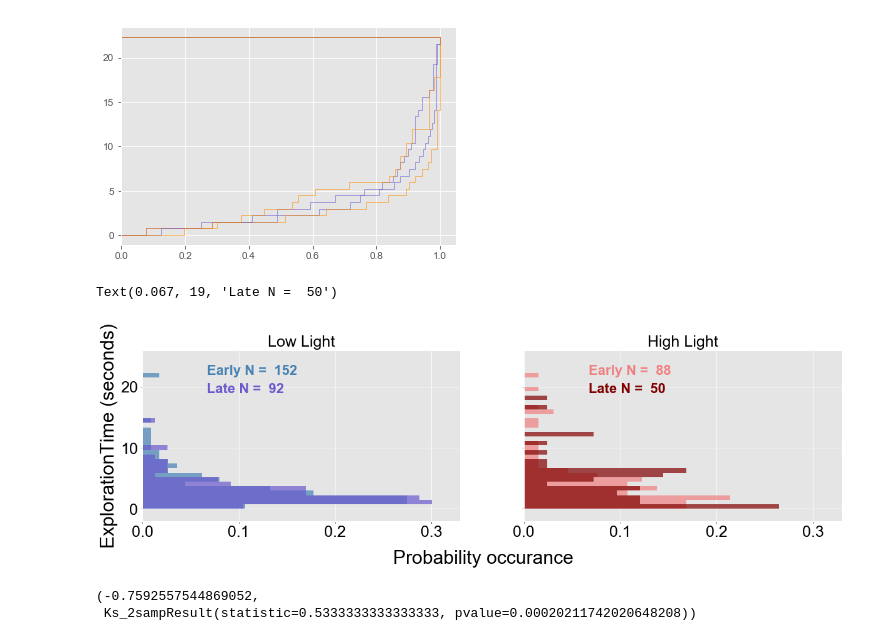
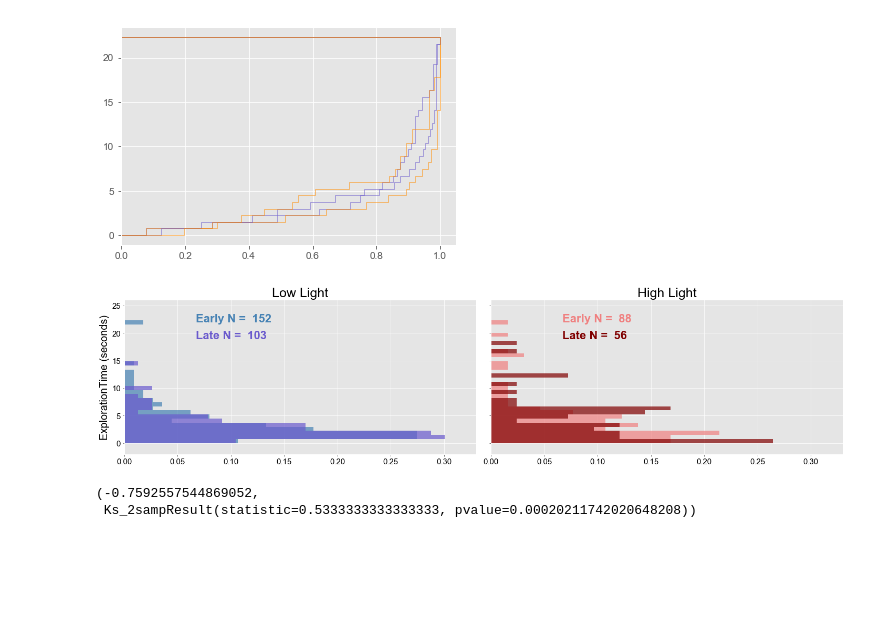
Before and after one commit to itsMahad/ManducaMultiSenseFeeding, a Jupyter notebook: Learning_Curves_And_Probability_Distributions_Git.ipynb, the cells around one changed output. Saved outputs shown, nothing was run; the diff lists cells and outputs as text; code cells hidden in the pictures; blank space fills up the shorter version.

Commit message:
Update 2/7.2
Added additional within light level plots and worked out bugs

```diff
--- a/Learning_Curves_And_Probability_Distributions_Git.ipynb
+++ b/Learning_Curves_And_Probability_Distributions_Git.ipynb
@@ -151,7 +151,7 @@ first_3_low = len(notoutliers[(notoutliers.name.str.contains('L0.1')) & (notoutl
 first_5_low = len(notoutliers[(notoutliers.name.str.contains('L0.1')) & (notoutliers.trialNum >= 4) & (notoutliers.trialNum <= 14)].values)
 first_10_low = len(notoutliers[(notoutliers.name.str.contains('L0.1')) & (notoutliers.trialNum >= 9) & (notoutliers.trialNum <= 19)].values)
 visits_15thru20_low = len(notoutliers[(notoutliers.name.str.contains('L0.1')) & (notoutliers.trialNum > 14) & (notoutliers.trialNum <= 24)].values)
-first_20_low = len(notoutliers[(notoutliers.name.str.contains('L0.1')) & (notoutliers.trialNum > 14) & (notoutliers.trialNum <= 24)].values)
+first_20_low = len(notoutliers[(notoutliers.name.str.contains('L0.1')) & (notoutliers.trialNum >= 14) & (notoutliers.trialNum <= 24)].values)
 first_30_low = len(notoutliers[(notoutliers.name.str.contains('L0.1')) & (notoutliers.trialNum >= 19) & (notoutliers.trialNum <= 29)].values)
 all_low = len(notoutliers[(notoutliers.name.str.contains('L0.1')) & (notoutliers.trialNum >= 24) & (notoutliers.trialNum <= 34)].values)
 # %%
@@ -159,7 +159,7 @@ first_3_high = len(notoutliers[(notoutliers.name.str.contains('L50')) & (notoutl
 first_5_high = len(notoutliers[(notoutliers.name.str.contains('L50')) & (notoutliers.trialNum >= 4) & (notoutliers.trialNum <= 14)].values)
 first_10_high = len(notoutliers[(notoutliers.name.str.contains('L50')) & (notoutliers.trialNum >= 9) & (notoutliers.trialNum <= 19)].values)
 visits_15thru20_high = len(notoutliers[(notoutliers.name.str.contains('L50')) & (notoutliers.trialNum > 14) & (notoutliers.trialNum <= 24)].values)
-first_20_high = len(notoutliers[(notoutliers.name.str.contains('L50')) & (notoutliers.trialNum > 14) & (notoutliers.trialNum <= 24)].values)
+first_20_high = len(notoutliers[(notoutliers.name.str.contains('L50')) & (notoutliers.trialNum >= 14) & (notoutliers.trialNum <= 24)].values)
 first_30_high = len(notoutliers[(notoutliers.name.str.contains('L50')) & (notoutliers.trialNum >= 19) & (notoutliers.trialNum <= 29)].values)
 all_high = len(notoutliers[(notoutliers.name.str.contains('L50')) & (notoutliers.trialNum >= 24) & (notoutliers.trialNum <= 34)].values)
 # %%
@@ -895,39 +801,40 @@ hist_early_lowlight, _, _ = ax[0].hist(notoutliers.DiscoveryTime[(notoutliers.na
                                      (notoutliers.trialNum >= 0) & (notoutliers.trialNum <= 9)].values,
            bins, orientation='horizontal', alpha = 0.7, color = 'steelblue', density = True)
 hist_late_lowlight, _, _ = ax[0].hist(notoutliers.DiscoveryTime[(notoutliers.name.str.contains('L0.1_')) &
                                      (notoutliers.trialNum >= 14) & (notoutliers.trialNum <= 24)].values,
            bins, orientation='horizontal', alpha = 0.7, color = 'slateblue', density = True)
 hist_early_highlight, _, _ = ax[1].hist(notoutliers.DiscoveryTime[(notoutliers.name.str.contains('L50')) &
                                      (notoutliers.trialNum >= 0) & (notoutliers.trialNum <= 9)].values,
            bins, orientation='horizontal', alpha = 0.7, color = 'lightcoral', density = True)
 hist_late_highlight, _, _ = ax[1].hist(notoutliers.DiscoveryTime[(notoutliers.name.str.contains('L50')) &
                                      (notoutliers.trialNum >= 14) & (notoutliers.trialNum <= 24)].values,
            bins, orientation='horizontal', alpha = 0.7, color = 'maroon', density = True)
 
 ax[0].set_title('Low Light', size = 25)
 ax[1].set_title('High Light', size = 25)
 
 
 
 
 ax[0].set_ylim(-2, 26)
-ax[0].set_ylabel('ExplorationTime (seconds)', size = 30, color = 'k')
+ax[0].set_ylabel('ExplorationTime (seconds)', size = 20, color = 'k')
 ax[0].set_xlim(0,.33)
-ax[0].text(.26,-9,'Probability occurance', size = 30)
-ax[0].tick_params(labelsize = 25, labelcolor = 'k')
-ax[1].tick_params(labelsize = 25, labelcolor = 'k')
+# ax[0].text(.35,-9,'Probability occurance', size = 24)
+ax[0].tick_params(labelsize = 15, labelcolor = 'k')
+ax[1].tick_params(labelsize = 15, labelcolor = 'k')
 
 
 
 ax[0].text(0.067, 22, 'Early N =  ' + str(first_3_low), color = 'steelblue', weight = 'bold', size = 22)
 ax[0].text(0.067, 19, 'Late N =  ' + str(first_20_low), color = 'slateblue', weight = 'bold', size = 22)
 
 
 ax[1].text(0.067, 22, 'Early N =  ' + str(first_3_high), color = 'lightcoral', weight = 'bold', size = 22)
 ax[1].text(0.067, 19, 'Late N =  ' + str(first_20_high), color = 'maroon', weight = 'bold', size = 22)
+plt.tight_layout()
+# plt.savefig(outpath_figg + "\\" + 'Early_Late_Comparison_AcrossLights.png')
 # %% [output]
-Text(0.067, 19, 'Late N =  50')
-[figure, old version]
+[figure, new version]
 # %%
 #learning comparing the early and later visits lower light. A negative value means the second thing is less ?? (that's how it is between light levels)
 KL(hist_early_lowlight_stat, hist_late_lowlight_stat, 1e-30), stats.ks_2samp(hist_early_lowlight_stat,hist_late_lowlight_stat)
```
Also changed, not shown: parts of 43 cells of this notebook.
